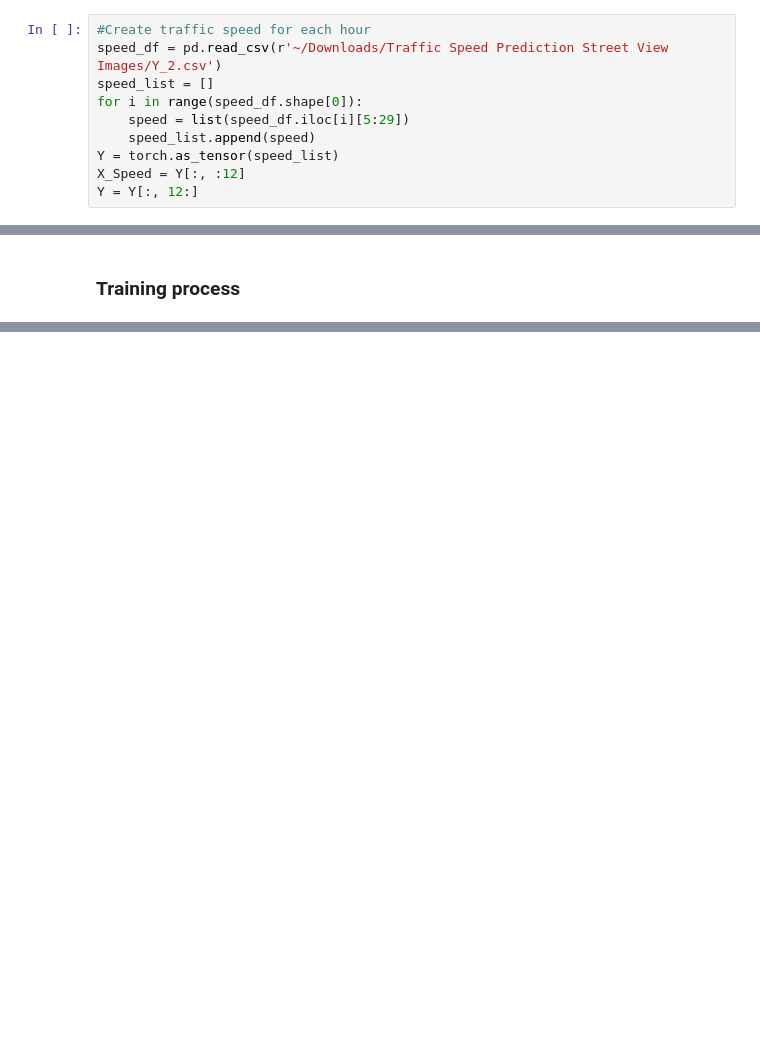
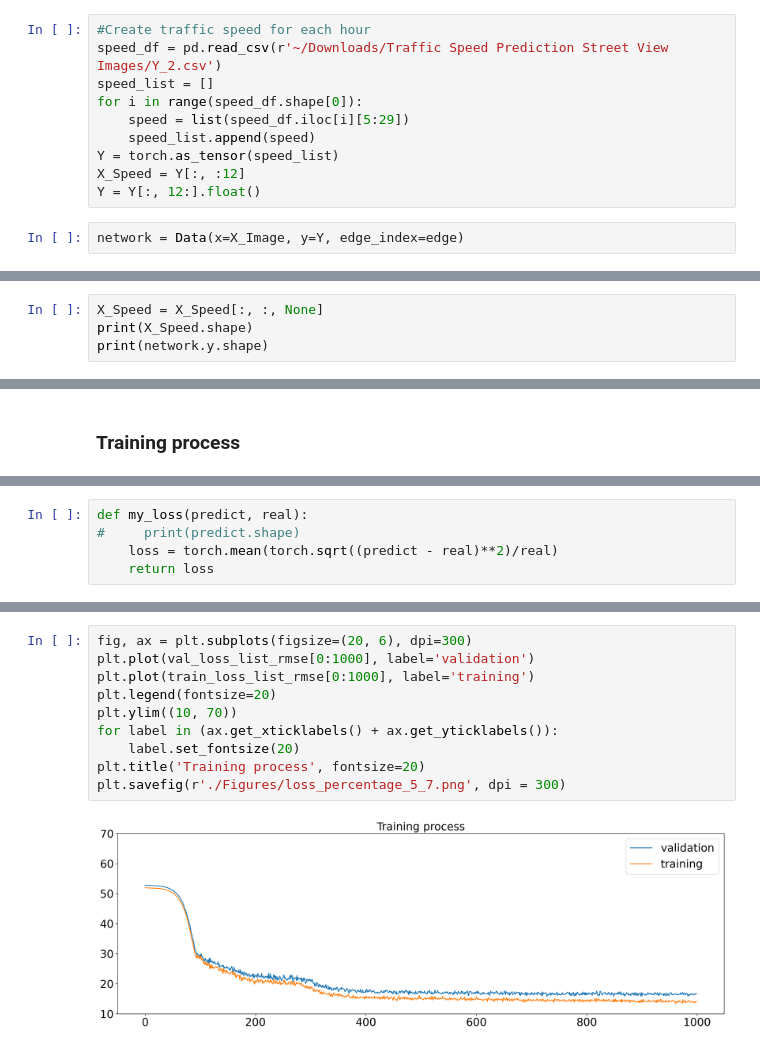
Before and after one commit to HuihaiW/Traffic_Speed, a Jupyter notebook: Network.ipynb, the cells around one changed output, grey strips where cells are left out. Cells and saved outputs as stored; diff of their text form; blank space fills up the shorter version.

Commit message:
create network and test

```diff
--- a/Network.ipynb
+++ b/Network.ipynb
@@ -37,7 +40,9 @@ for i in range(speed_df.shape[0]):
     speed_list.append(speed)
 Y = torch.as_tensor(speed_list)
 X_Speed = Y[:, :12]
-Y = Y[:, 12:]
+Y = Y[:, 12:].float()
+# %%
+network = Data(x=X_Image, y=Y, edge_index=edge)
 # %%
 Mask_df = pd.read_csv(r'~/Downloads/Traffic Speed Prediction Street View Images/Y_2.csv')
 Train_Mask_list = list(Mask_df['Train_Mask'])
@@ -50,0 +60,4 @@ Test_Mask = torch.as_tensor(Test_Mask_list)
+# %%
+X_Speed = X_Speed[:, :, None]
+print(X_Speed.shape)
+print(network.y.shape)
@@ -109 +247,6 @@ def test(test_dataloader, model, optimizer):
+# %%
+def my_loss(predict, real):
+#     print(predict.shape)
+    loss = torch.mean(torch.sqrt((predict - real)**2)/real)
+    return loss
 # %%
@@ -121,0 +340,12 @@ test()
+# %%
+fig, ax = plt.subplots(figsize=(20, 6), dpi=300)
+plt.plot(val_loss_list_rmse[0:1000], label='validation')
+plt.plot(train_loss_list_rmse[0:1000], label='training')
+plt.legend(fontsize=20)
+plt.ylim((10, 70))
+for label in (ax.get_xticklabels() + ax.get_yticklabels()):
+    label.set_fontsize(20)
+plt.title('Training process', fontsize=20)
+plt.savefig(r'./Figures/loss_percentage_5_7.png', dpi = 300)
+# %% [output]
+[figure, added]
```
Also changed, not shown: parts of 23 cells of this notebook, 26 other files.
